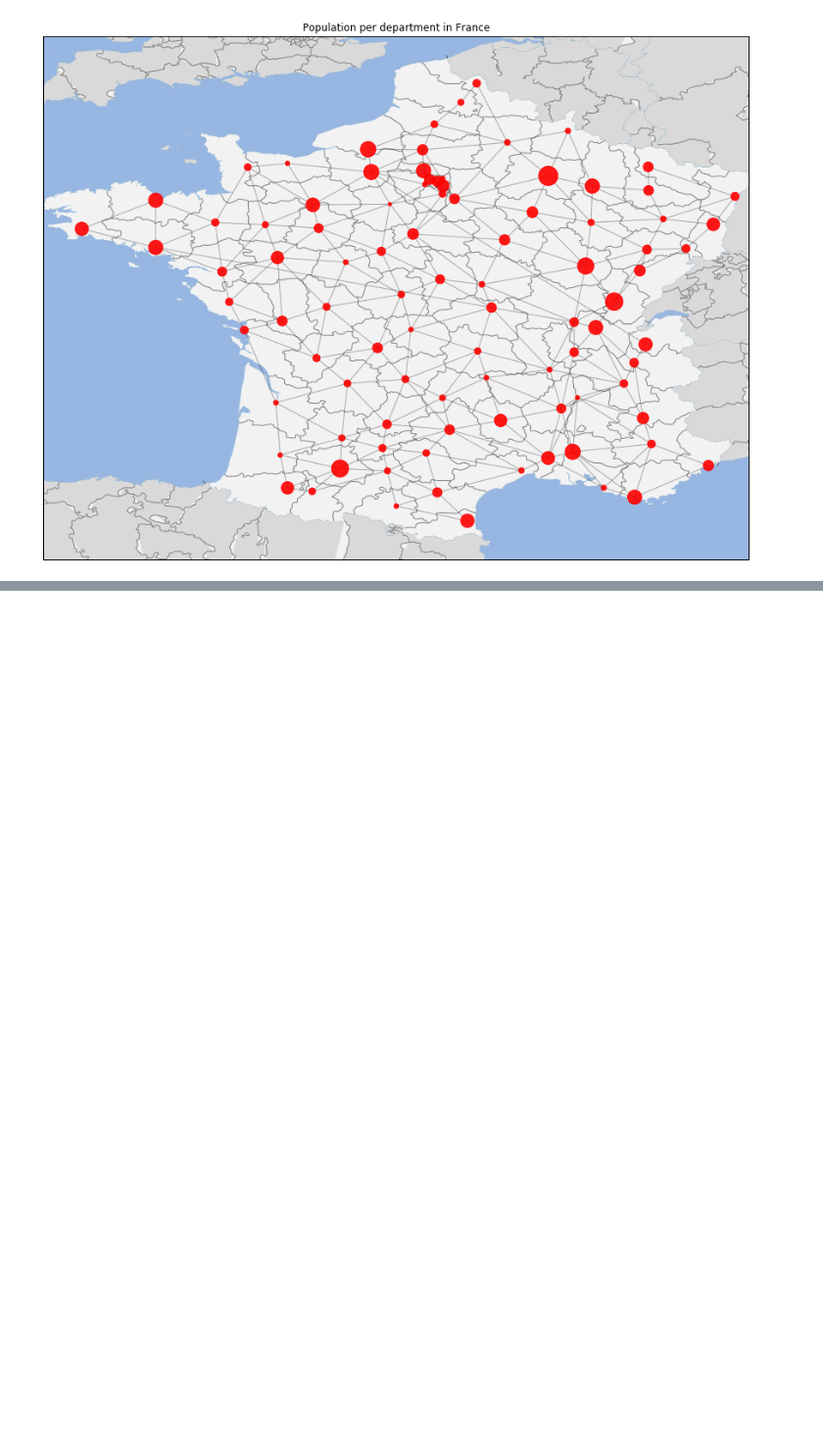
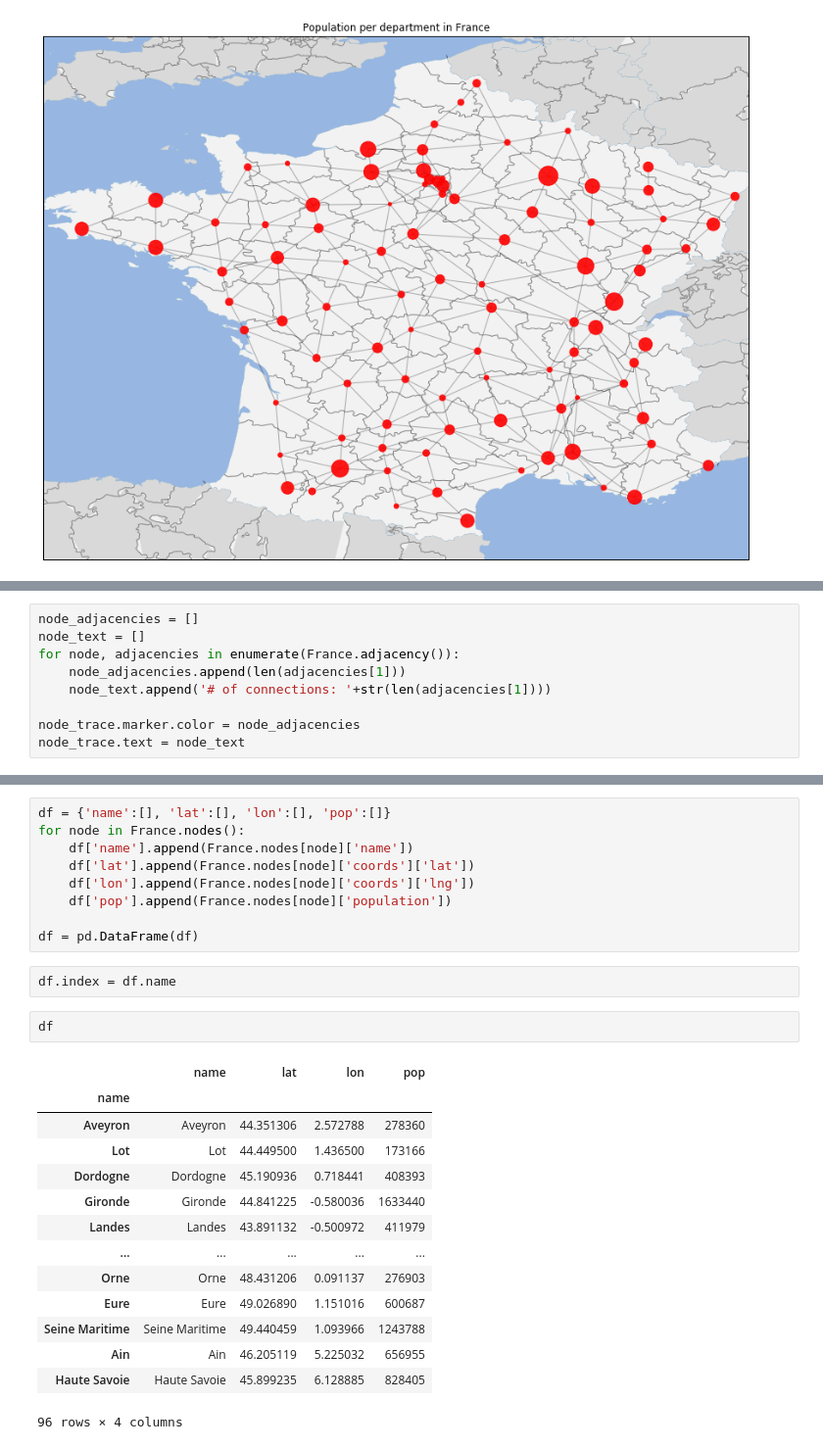
Before and after one commit to mlfpm/HospiNet, a Jupyter notebook: Build_graph.ipynb, the cells around one changed output, grey strips where cells are left out. Shown at 98% size. Saved outputs shown, nothing was run; the diff lists cells and outputs as text; blank space fills up the shorter version.

```diff
--- a/Build_graph.ipynb
+++ b/Build_graph.ipynb
@@ -134,0 +205,9 @@ if __name__ == '__main__':
+# %%
+node_adjacencies = []
+node_text = []
+for node, adjacencies in enumerate(France.adjacency()):
+    node_adjacencies.append(len(adjacencies[1]))
+    node_text.append('# of connections: '+str(len(adjacencies[1])))
+
+node_trace.marker.color = node_adjacencies
+node_trace.text = node_text
@@ -134,0 +226,28 @@ if __name__ == '__main__':
+# %%
+df = {'name':[], 'lat':[], 'lon':[], 'pop':[]}
+for node in France.nodes():
+    df['name'].append(France.nodes[node]['name'])
+    df['lat'].append(France.nodes[node]['coords']['lat'])
+    df['lon'].append(France.nodes[node]['coords']['lng'])
+    df['pop'].append(France.nodes[node]['population'])
+
+df = pd.DataFrame(df)
+# %%
+df.index = df.name
+# %%
+df
+# %% [output]
+|  | name | lat | lon | pop |
+| name |  |  |  |  |
+| Aveyron | Aveyron | 44.351306 | 2.572788 | 278360 |
+| Lot | Lot | 44.449500 | 1.436500 | 173166 |
+| Dordogne | Dordogne | 45.190936 | 0.718441 | 408393 |
+| Gironde | Gironde | 44.841225 | -0.580036 | 1633440 |
+| Landes | Landes | 43.891132 | -0.500972 | 411979 |
+| ... | ... | ... | ... | ... |
+| Orne | Orne | 48.431206 | 0.091137 | 276903 |
+| Eure | Eure | 49.026890 | 1.151016 | 600687 |
+| Seine Maritime | Seine Maritime | 49.440459 | 1.093966 | 1243788 |
+| Ain | Ain | 46.205119 | 5.225032 | 656955 |
+| Haute Savoie | Haute Savoie | 45.899235 | 6.128885 | 828405 |
+96 rows × 4 columns
```
Also changed, not shown: parts of 11 cells of this notebook.
